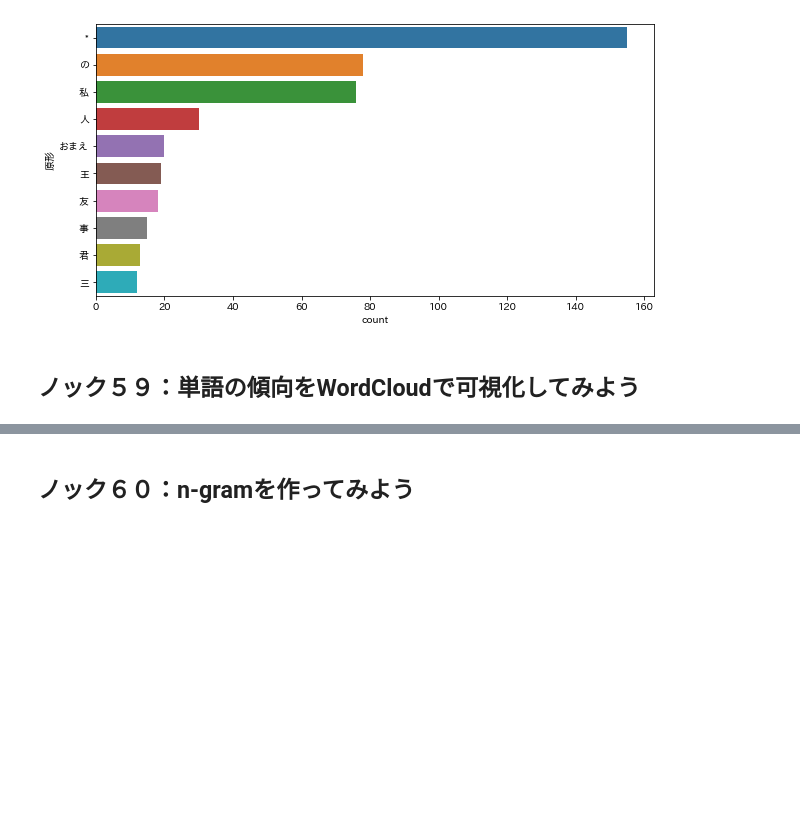
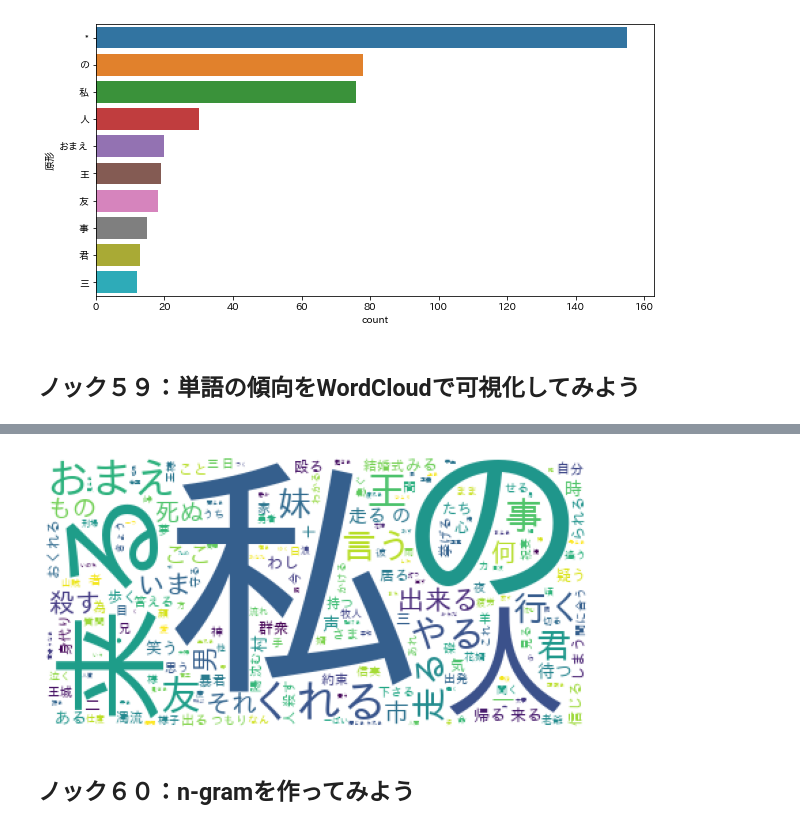
Before and after one commit to winuim/python-process-visualization-100, a Jupyter notebook: chapter-4/src/chapter-4.ipynb, the cells around one changed output, grey strips where cells are left out. Drawn from its saved outputs; the diff is of its cells as text; code cells hidden in the pictures; blank space fills up the shorter version.

```diff
--- a/chapter-4/src/chapter-4.ipynb
+++ b/chapter-4/src/chapter-4.ipynb
@@ -342,2 +374,11 @@ sns.barplot(x=count["count"], y=count["原形"])
+# %%
+cloud = WordCloud(background_color="white", font_path=font_path).generate(" ".join(verb["原形"].values))
+plt.figure(figsize=(10,5))
+plt.imshow(cloud)
+plt.axis("off")
+plt.savefig("../data/wc_noun-verb_base.png")
+plt.show()
+# %% [output]
+[figure, added]
 # %% [markdown]
 ## ノック６０：n-gramを作ってみよう
```
Also changed, not shown: parts of 4 cells of this notebook.
